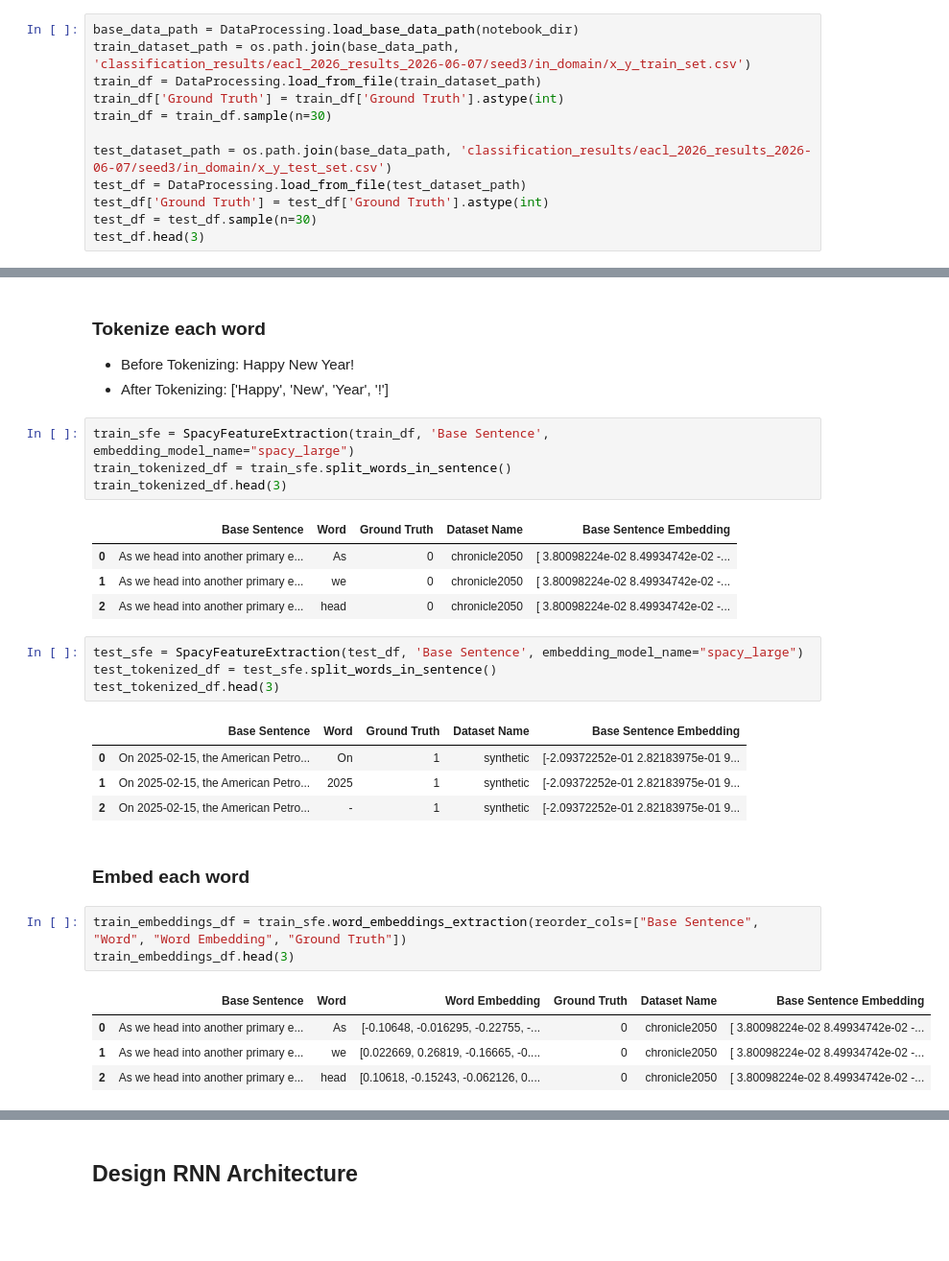
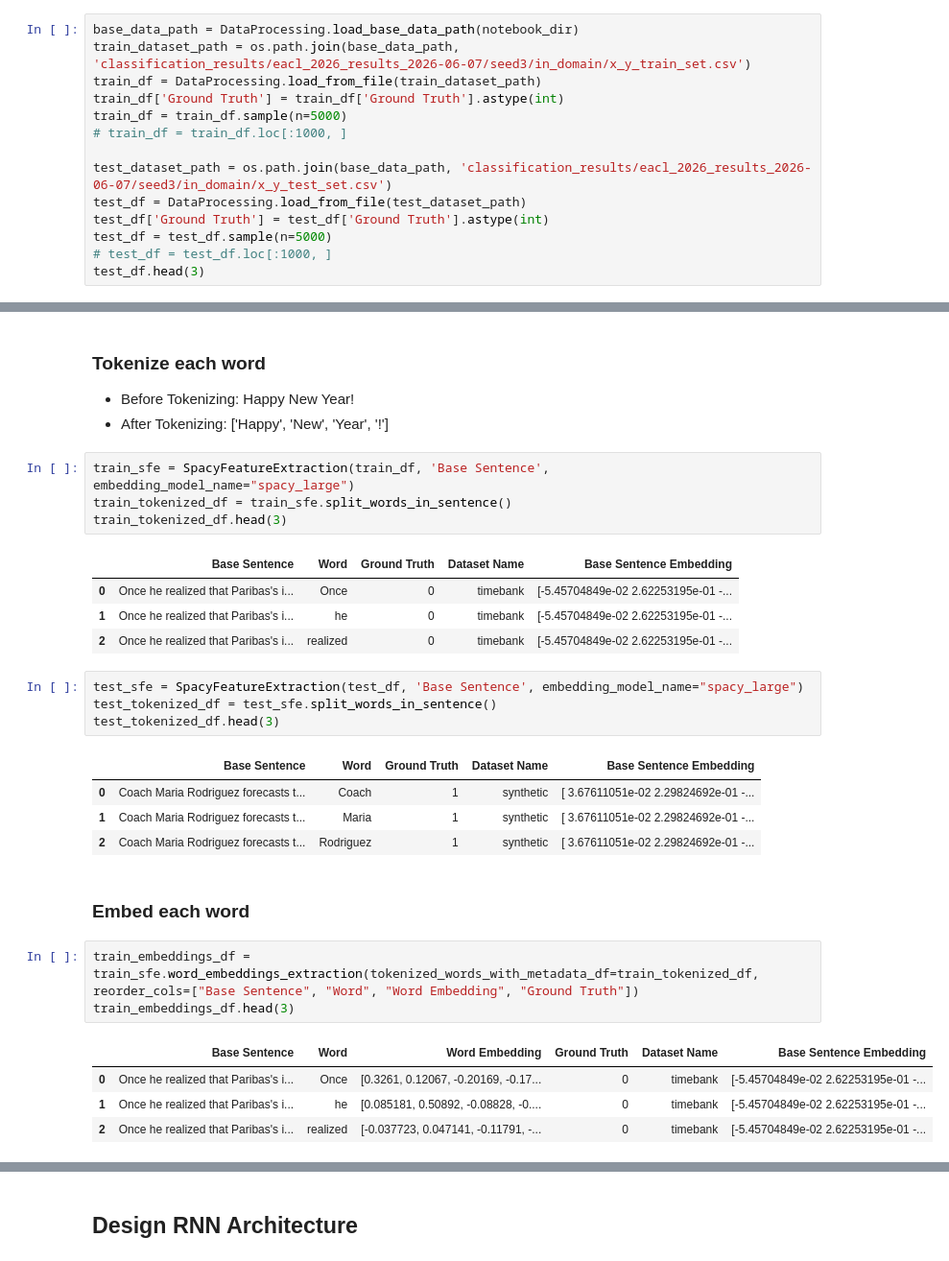
Before and after one commit to ufdatastudio/predictions, a Jupyter notebook: notebook_experiments/rnn_for_classification.ipynb, the cells around one changed output, grey strips where cells are left out. Shown at 96% size. Cells and saved outputs as stored; diff of their text form; blank space fills up the shorter version.

```diff
--- a/notebook_experiments/rnn_for_classification.ipynb
+++ b/notebook_experiments/rnn_for_classification.ipynb
@@ -68,12 +68,14 @@ base_data_path = DataProcessing.load_base_data_path(notebook_dir)
 train_dataset_path = os.path.join(base_data_path, 'classification_results/eacl_2026_results_2026-06-07/seed3/in_domain/x_y_train_set.csv')
 train_df = DataProcessing.load_from_file(train_dataset_path)
 train_df['Ground Truth'] = train_df['Ground Truth'].astype(int)
-train_df = train_df.sample(n=30)
+train_df = train_df.sample(n=5000)
+# train_df = train_df.loc[:1000, ]
 
 test_dataset_path = os.path.join(base_data_path, 'classification_results/eacl_2026_results_2026-06-07/seed3/in_domain/x_y_test_set.csv')
 test_df = DataProcessing.load_from_file(test_dataset_path)
 test_df['Ground Truth'] = test_df['Ground Truth'].astype(int)
-test_df = test_df.sample(n=30)
+test_df = test_df.sample(n=5000)
+# test_df = test_df.loc[:1000, ]
 test_df.head(3)
 # %% [output]
 |  | Base Sentence | Ground Truth | Dataset Name | Base Sentence Embedding |
@@ -97,25 +99,25 @@ train_tokenized_df = train_sfe.split_words_in_sentence()
 train_tokenized_df.head(3)
 # %% [output]
 |  | Base Sentence | Word | Ground Truth | Dataset Name | Base Sentence Embedding |
-| 0 | As we head into another primary e... | As | 0 | chronicle2050 | [ 3.80098224e-02 8.49934742e-02 -... |
-| 1 | As we head into another primary e... | we | 0 | chronicle2050 | [ 3.80098224e-02 8.49934742e-02 -... |
-| 2 | As we head into another primary e... | head | 0 | chronicle2050 | [ 3.80098224e-02 8.49934742e-02 -... |
+| 0 | Once he realized that Paribas's i... | Once | 0 | timebank | [-5.45704849e-02 2.62253195e-01 -... |
+| 1 | Once he realized that Paribas's i... | he | 0 | timebank | [-5.45704849e-02 2.62253195e-01 -... |
+| 2 | Once he realized that Paribas's i... | realized | 0 | timebank | [-5.45704849e-02 2.62253195e-01 -... |
 # %%
 test_sfe = SpacyFeatureExtraction(test_df, 'Base Sentence', embedding_model_name="spacy_large")
 test_tokenized_df = test_sfe.split_words_in_sentence()
 test_tokenized_df.head(3)
 # %% [output]
 |  | Base Sentence | Word | Ground Truth | Dataset Name | Base Sentence Embedding |
-| 0 | On 2025-02-15, the American Petro... | On | 1 | synthetic | [-2.09372252e-01 2.82183975e-01 9... |
-| 1 | On 2025-02-15, the American Petro... | 2025 | 1 | synthetic | [-2.09372252e-01 2.82183975e-01 9... |
-| 2 | On 2025-02-15, the American Petro... | - | 1 | synthetic | [-2.09372252e-01 2.82183975e-01 9... |
+| 0 | Coach Maria Rodriguez forecasts t... | Coach | 1 | synthetic | [ 3.67611051e-02 2.29824692e-01 -... |
+| 1 | Coach Maria Rodriguez forecasts t... | Maria | 1 | synthetic | [ 3.67611051e-02 2.29824692e-01 -... |
+| 2 | Coach Maria Rodriguez forecasts t... | Rodriguez | 1 | synthetic | [ 3.67611051e-02 2.29824692e-01 -... |
 # %% [markdown]
 ### Embed each word
 # %%
-train_embeddings_df = train_sfe.word_embeddings_extraction(reorder_cols=["Base Sentence", "Word", "Word Embedding", "Ground Truth"])
+train_embeddings_df = train_sfe.word_embeddings_extraction(tokenized_words_with_metadata_df=train_tokenized_df, reorder_cols=["Base Sentence", "Word", "Word Embedding", "Ground Truth"])
 train_embeddings_df.head(3)
 # %% [output]
 |  | Base Sentence | Word | Word Embedding | Ground Truth | Dataset Name | Base Sentence Embedding |
-| 0 | As we head into another primary e... | As | [-0.10648, -0.016295, -0.22755, -... | 0 | chronicle2050 | [ 3.80098224e-02 8.49934742e-02 -... |
-| 1 | As we head into another primary e... | we | [0.022669, 0.26819, -0.16665, -0.... | 0 | chronicle2050 | [ 3.80098224e-02 8.49934742e-02 -... |
-| 2 | As we head into another primary e... | head | [0.10618, -0.15243, -0.062126, 0.... | 0 | chronicle2050 | [ 3.80098224e-02 8.49934742e-02 -... |
+| 0 | Once he realized that Paribas's i... | Once | [0.3261, 0.12067, -0.20169, -0.17... | 0 | timebank | [-5.45704849e-02 2.62253195e-01 -... |
+| 1 | Once he realized that Paribas's i... | he | [0.085181, 0.50892, -0.08828, -0.... | 0 | timebank | [-5.45704849e-02 2.62253195e-01 -... |
+| 2 | Once he realized that Paribas's i... | realized | [-0.037723, 0.047141, -0.11791, -... | 0 | timebank | [-5.45704849e-02 2.62253195e-01 -... |
```
Also changed, not shown: parts of 17 cells of this notebook, 1 other file.
